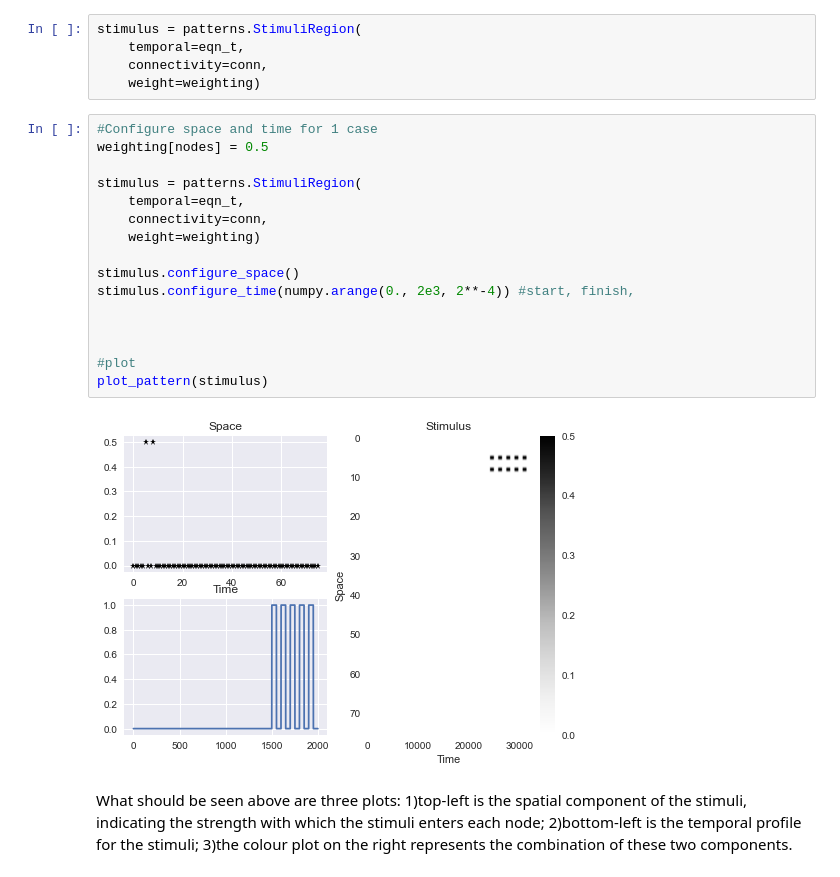
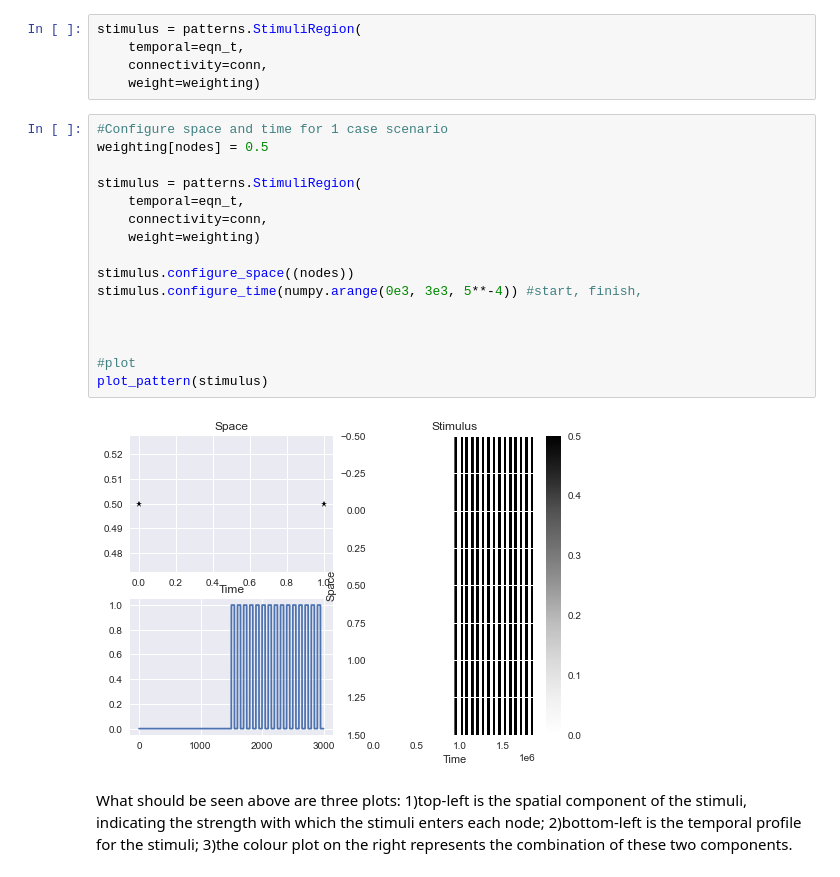
Before and after one commit to arnaumarin/The-Virtual-Brain-NeuroStimulus-Generation, a Jupyter notebook: TVB_bbt.ipynb, the cells around one changed output. Saved outputs shown, nothing was run; the diff lists cells and outputs as text.

```diff
--- a/TVB_bbt.ipynb
+++ b/TVB_bbt.ipynb
@@ -128,23 +122,23 @@ stimulus = patterns.StimuliRegion(
     connectivity=conn,
     weight=weighting)
 # %%
-#Configure space and time for 1 case
+#Configure space and time for 1 case scenario
 weighting[nodes] = 0.5
 
 stimulus = patterns.StimuliRegion(
     temporal=eqn_t,
     connectivity=conn,
     weight=weighting)
 
-stimulus.configure_space()
-stimulus.configure_time(numpy.arange(0., 2e3, 2**-4)) #start, finish,
+stimulus.configure_space((nodes))
+stimulus.configure_time(numpy.arange(0e3, 3e3, 5**-4)) #start, finish,
 
 
 
 #plot
 plot_pattern(stimulus)
 # %% [output]
-[figure, old version]
+[figure, new version]
 # %% [markdown]
 What should be seen above are three plots:
 1)top-left is the spatial component of the stimuli,
```
Also changed, not shown: parts of 6 cells of this notebook, 1 other file.
